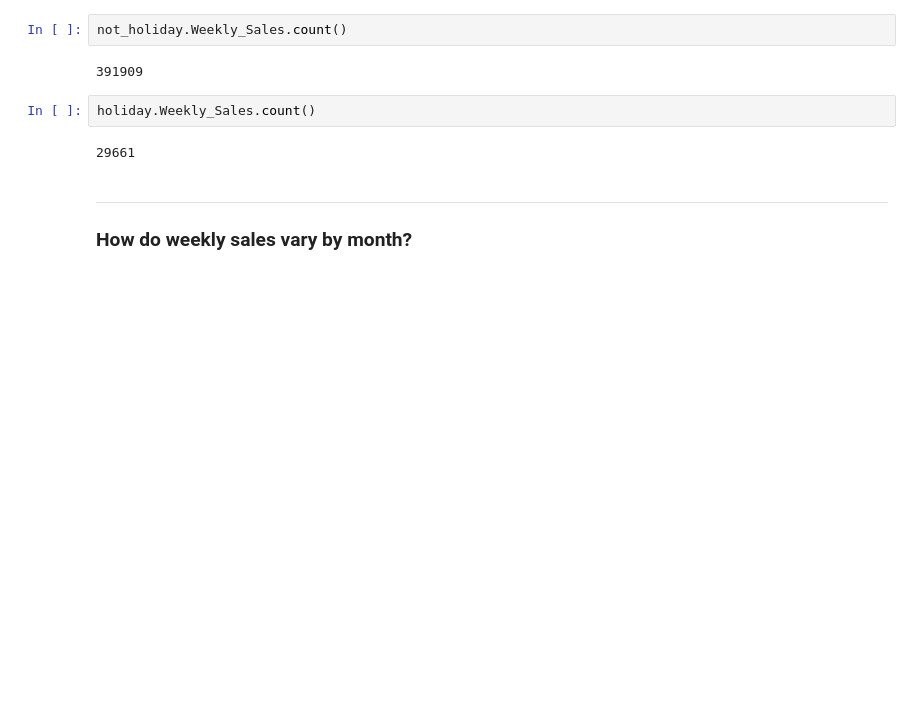
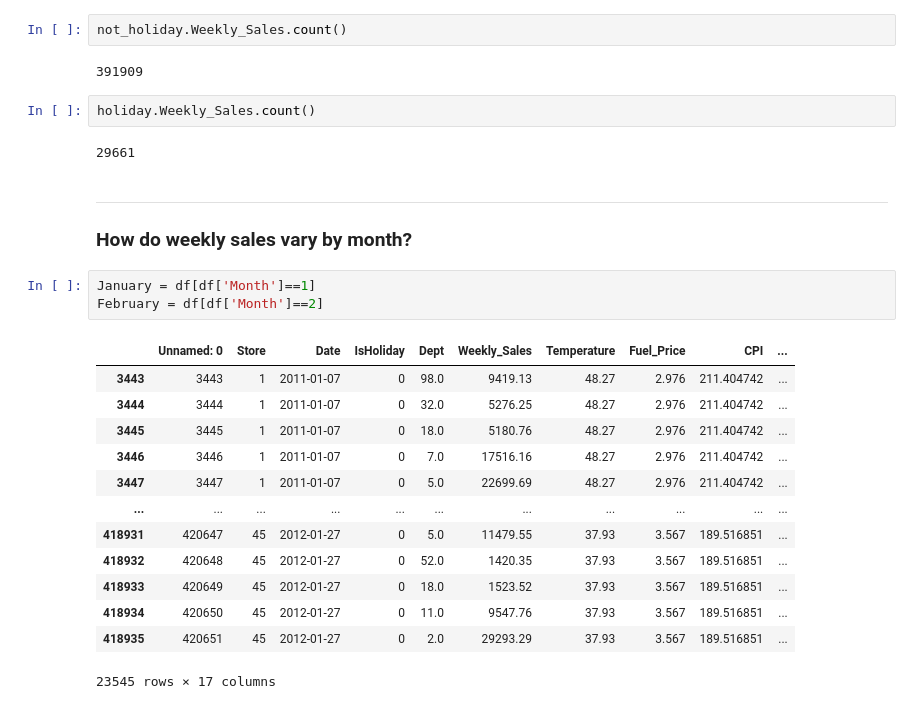
Before and after one commit to joann-balraj/Walmart_Analysis, a Jupyter notebook: Workbook.ipynb, the cells around one changed output. Saved outputs shown, nothing was run; the diff lists cells and outputs as text; blank space fills up the shorter version.

```diff
--- a/Workbook.ipynb
+++ b/Workbook.ipynb
@@ -147,3 +147,20 @@ holiday.Weekly_Sales.count()
 ____
 
 ### How do weekly sales vary by month?
+# %%
+January = df[df['Month']==1]
+February = df[df['Month']==2]
+# %% [output]
+|  | Unnamed: 0 | Store | Date | IsHoliday | Dept | Weekly_Sales | Temperature | Fuel_Price | CPI | ... |
+| 3443 | 3443 | 1 | 2011-01-07 | 0 | 98.0 | 9419.13 | 48.27 | 2.976 | 211.404742 | ... |
+| 3444 | 3444 | 1 | 2011-01-07 | 0 | 32.0 | 5276.25 | 48.27 | 2.976 | 211.404742 | ... |
+| 3445 | 3445 | 1 | 2011-01-07 | 0 | 18.0 | 5180.76 | 48.27 | 2.976 | 211.404742 | ... |
+| 3446 | 3446 | 1 | 2011-01-07 | 0 | 7.0 | 17516.16 | 48.27 | 2.976 | 211.404742 | ... |
+| 3447 | 3447 | 1 | 2011-01-07 | 0 | 5.0 | 22699.69 | 48.27 | 2.976 | 211.404742 | ... |
+| ... | ... | ... | ... | ... | ... | ... | ... | ... | ... | ... |
+| 418931 | 420647 | 45 | 2012-01-27 | 0 | 5.0 | 11479.55 | 37.93 | 3.567 | 189.516851 | ... |
+| 418932 | 420648 | 45 | 2012-01-27 | 0 | 52.0 | 1420.35 | 37.93 | 3.567 | 189.516851 | ... |
+| 418933 | 420649 | 45 | 2012-01-27 | 0 | 18.0 | 1523.52 | 37.93 | 3.567 | 189.516851 | ... |
+| 418934 | 420650 | 45 | 2012-01-27 | 0 | 11.0 | 9547.76 | 37.93 | 3.567 | 189.516851 | ... |
+| 418935 | 420651 | 45 | 2012-01-27 | 0 | 2.0 | 29293.29 | 37.93 | 3.567 | 189.516851 | ... |
+23545 rows × 17 columns
```
Also changed, not shown: parts of 2 cells of this notebook.
